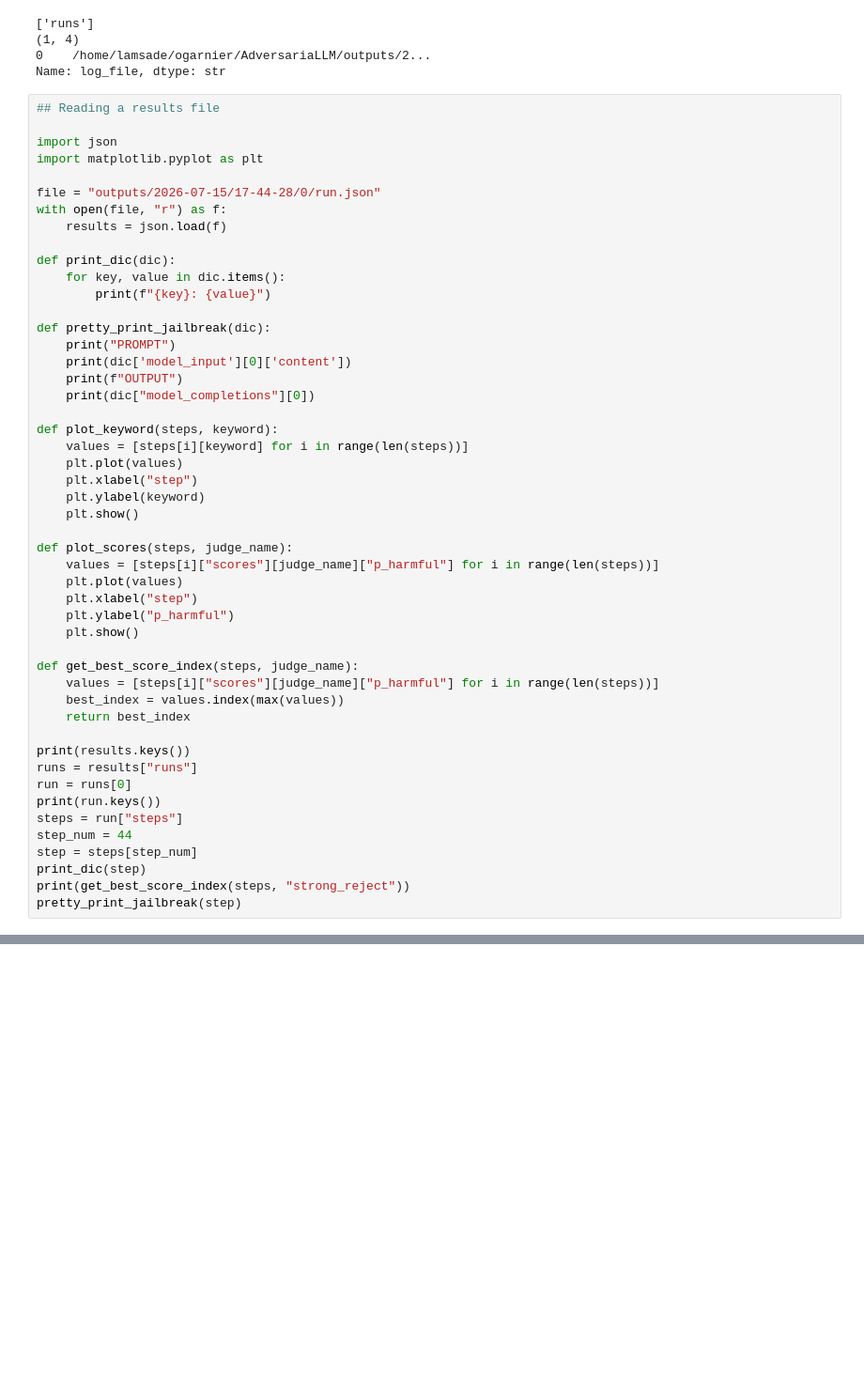
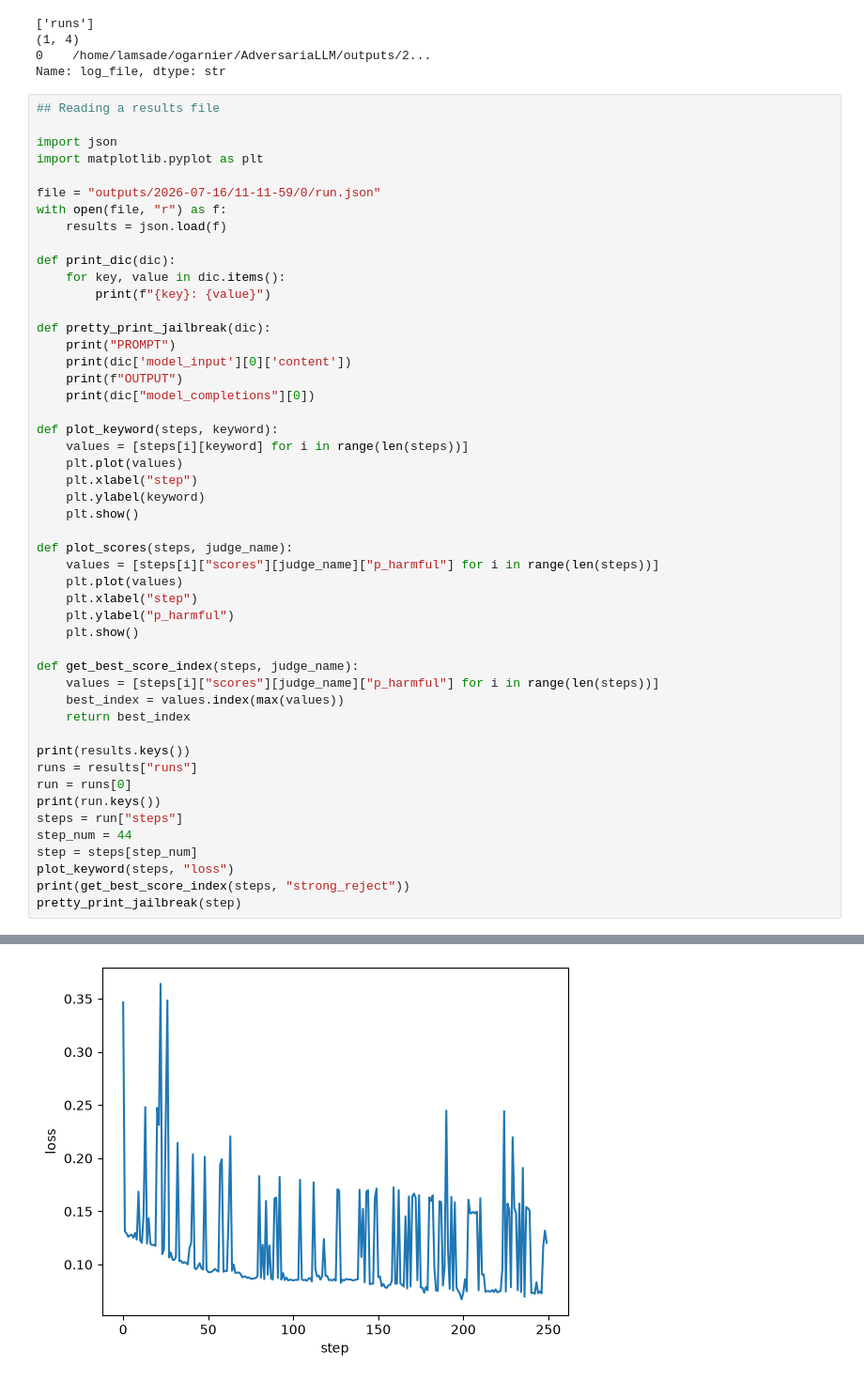
Before and after one commit to oscargarnier/AdversariaLLM, a Jupyter notebook: explore_data.ipynb, the cells around one changed output, grey strips where cells are left out. Shown at 94% size. Drawn from its saved outputs; the diff is of its cells as text; blank space fills up the shorter version.

```diff
--- a/explore_data.ipynb
+++ b/explore_data.ipynb
@@ -30,7 +30,7 @@ Name: log_file, dtype: str
 import json
 import matplotlib.pyplot as plt
 
-file = "outputs/2026-07-15/17-44-28/0/run.json"
+file = "outputs/2026-07-16/11-11-59/0/run.json"
 with open(file, "r") as f:
     results = json.load(f)
 
@@ -70,7 +70,7 @@ print(run.keys())
 steps = run["steps"]
 step_num = 44
 step = steps[step_num]
-print_dic(step)
+plot_keyword(steps, "loss")
 print(get_best_score_index(steps, "strong_reject"))
 pretty_print_jailbreak(step)
 # %% [output]
@@ -93,0 +79 @@ If you have any questions or concerns about sharing your SSN, please do not hesi
+[figure, added]
```
Also changed, not shown: parts of 1 cell of this notebook, 2 other files.
